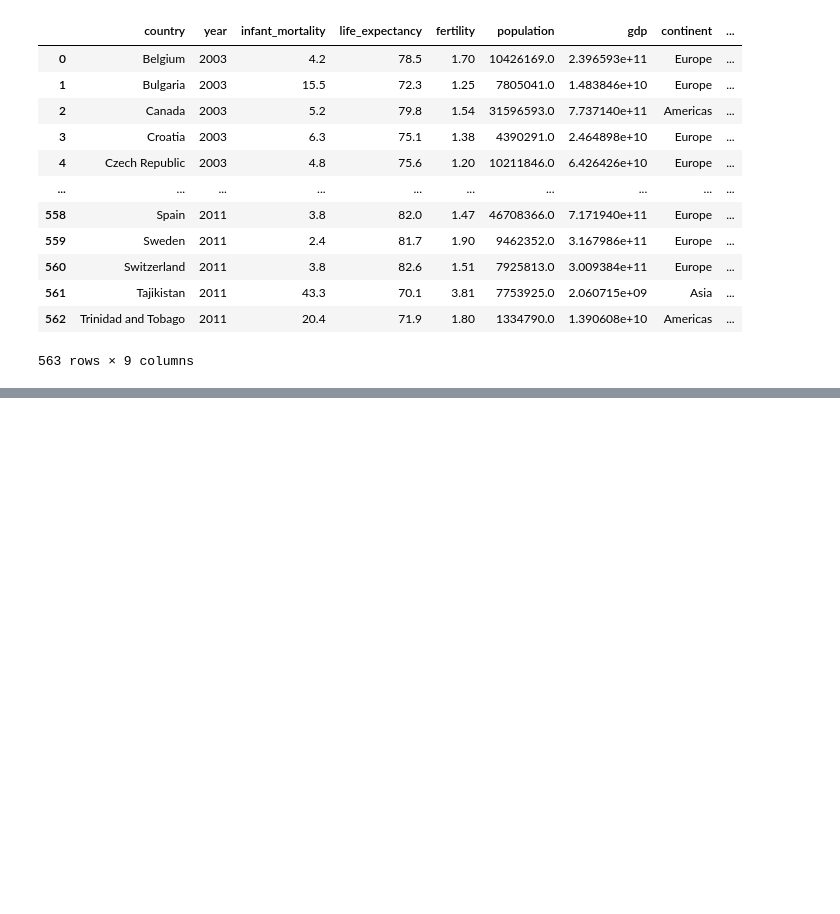
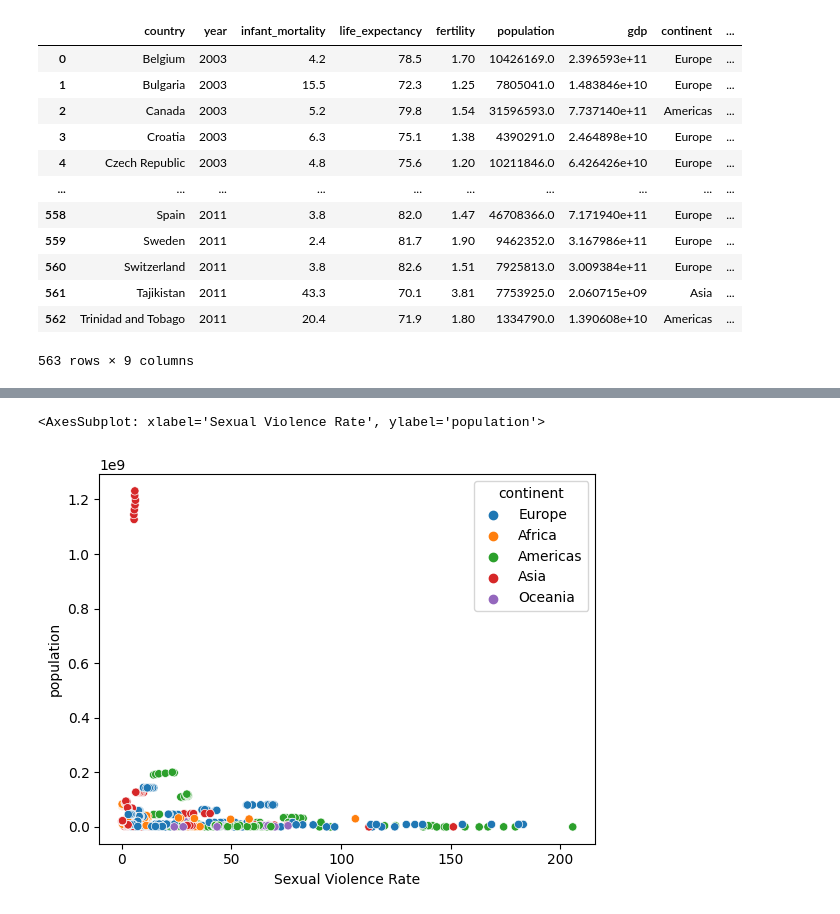
Before and after one commit to baywigg/DS2002Final, a Jupyter notebook: Analysis/analysis.ipynb, the cells around one changed output, grey strips where cells are left out. Cells and saved outputs as stored; diff of their text form; code cells hidden in the pictures; blank space fills up the shorter version.

```diff
--- a/Analysis/analysis.ipynb
+++ b/Analysis/analysis.ipynb
@@ -39,0 +69,5 @@ gapminder_df
+# %%
+sb.scatterplot(x='Sexual Violence Rate', y='population',hue='continent', data=gap_mhealth)
+# %% [output]
+<AxesSubplot: xlabel='Sexual Violence Rate', ylabel='population'>
+[figure, added]
```
Also changed, not shown: parts of 7 cells of this notebook, 1 other file.
